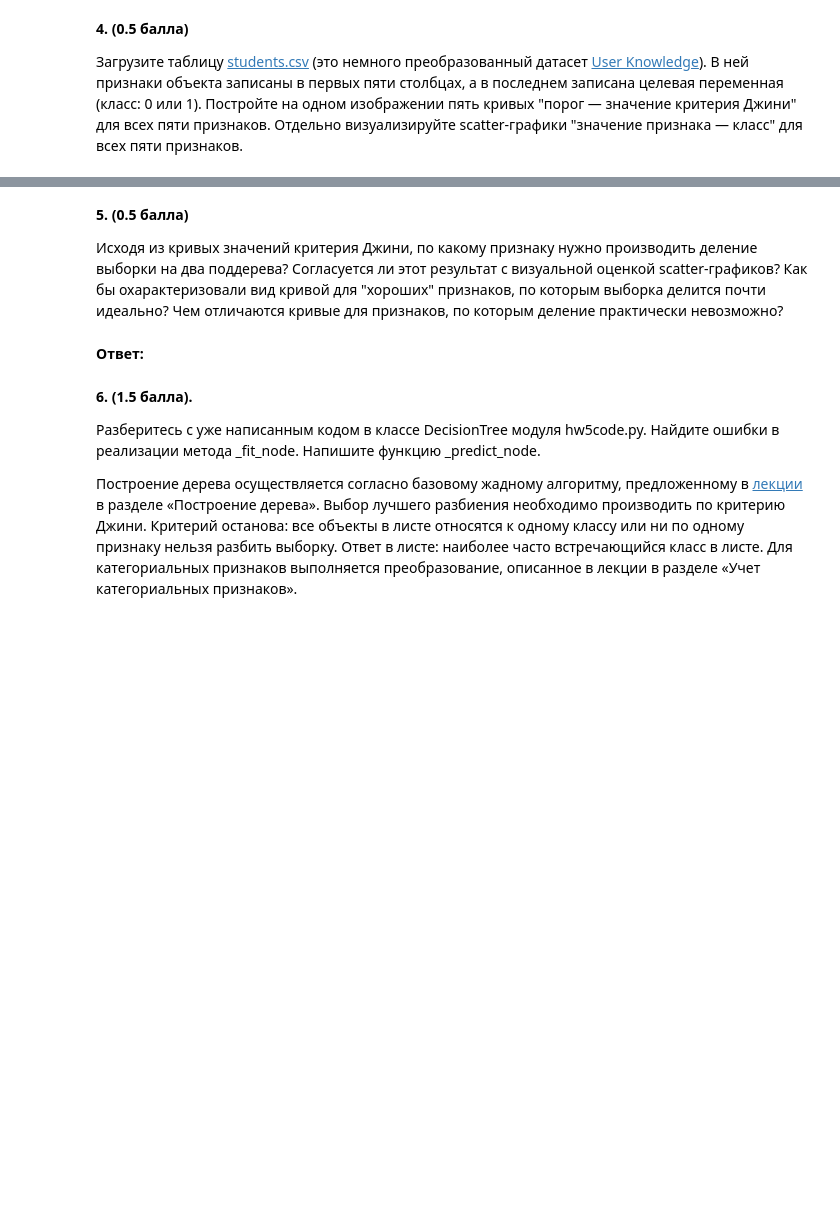
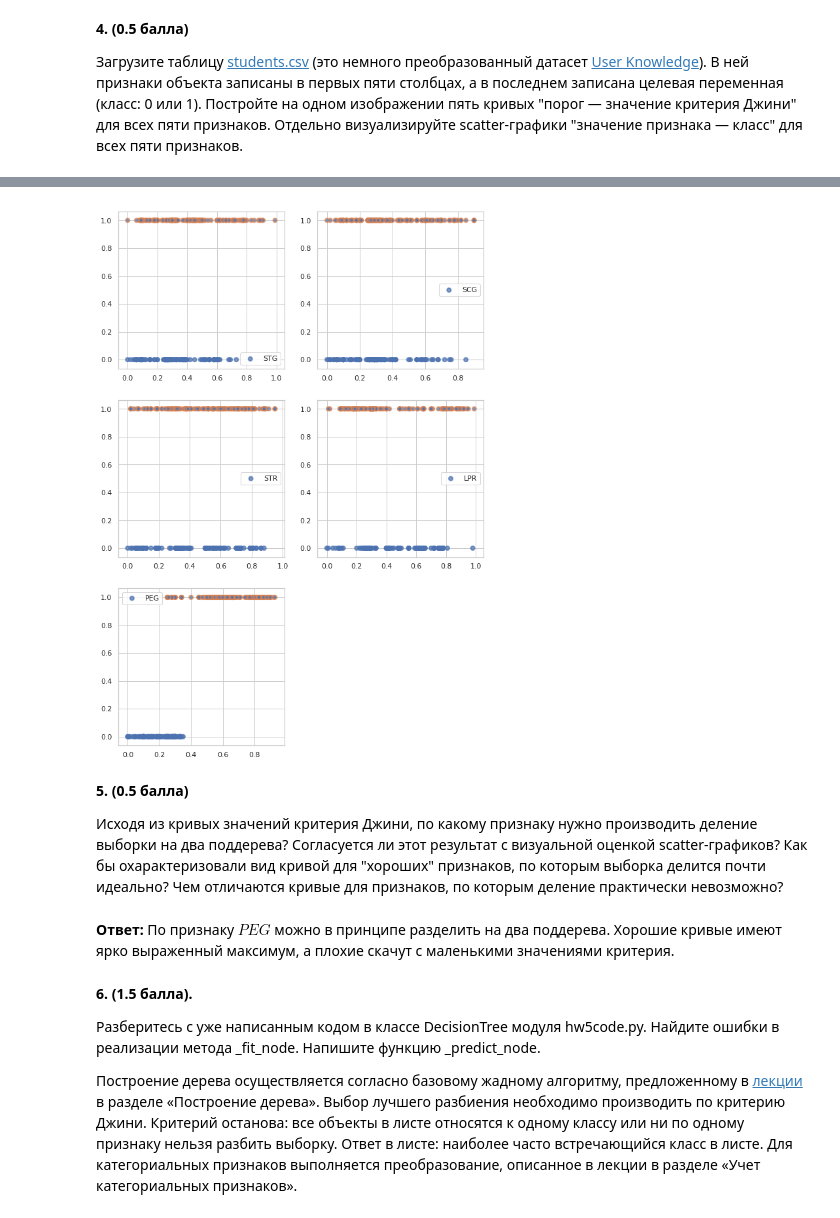
Before and after one commit to Mikhail-off/ML2018, a Jupyter notebook: HW5/homework-practice-05.ipynb, the cells around one changed output, grey strips where cells are left out. Drawn from its saved outputs; the diff is of its cells as text; code cells hidden in the pictures; blank space fills up the shorter version.

```diff
--- a/HW5/homework-practice-05.ipynb
+++ b/HW5/homework-practice-05.ipynb
@@ -197,9 +227,20 @@ __4. (0.5 балла)__
+# %%
+plt.figure(figsize=(10, 15))
+for i, x_name in enumerate(x_data_cols):
+    x = df[x_name].as_matrix()#.reshape(-1, 1)
+    y = df[y_data_col].as_matrix()
+    plt.subplot(len(x_data_cols) // 2 + len(x_data_cols) % 2, 2, i + 1)
+    plt.scatter(x, y, cmap=cmap, alpha=.7,
+                edgecolors=np.array(palette)[y], linewidths=2, label=x_name)
+    plt.legend()
+# %% [output]
+[figure, added]
 # %% [markdown]
 __5. (0.5 балла)__
 
 Исходя из кривых значений критерия Джини, по какому признаку нужно производить деление выборки на два поддерева? Согласуется ли этот результат с визуальной оценкой scatter-графиков? Как бы охарактеризовали вид кривой для "хороших" признаков, по которым выборка делится почти идеально? Чем отличаются кривые для признаков, по которым деление практически невозможно?
-# %% [markdown]
-**Ответ:**
+# %% [markdown]
+**Ответ:** По признаку $PEG$ можно в принципе разделить на два поддерева. Хорошие кривые имеют ярко выраженный максимум, а плохие скачут с маленькими значениями критерия.
 # %% [markdown]
 __6. (1.5 балла).__
 
```
Also changed, not shown: parts of 8 cells of this notebook, 1 other file.
